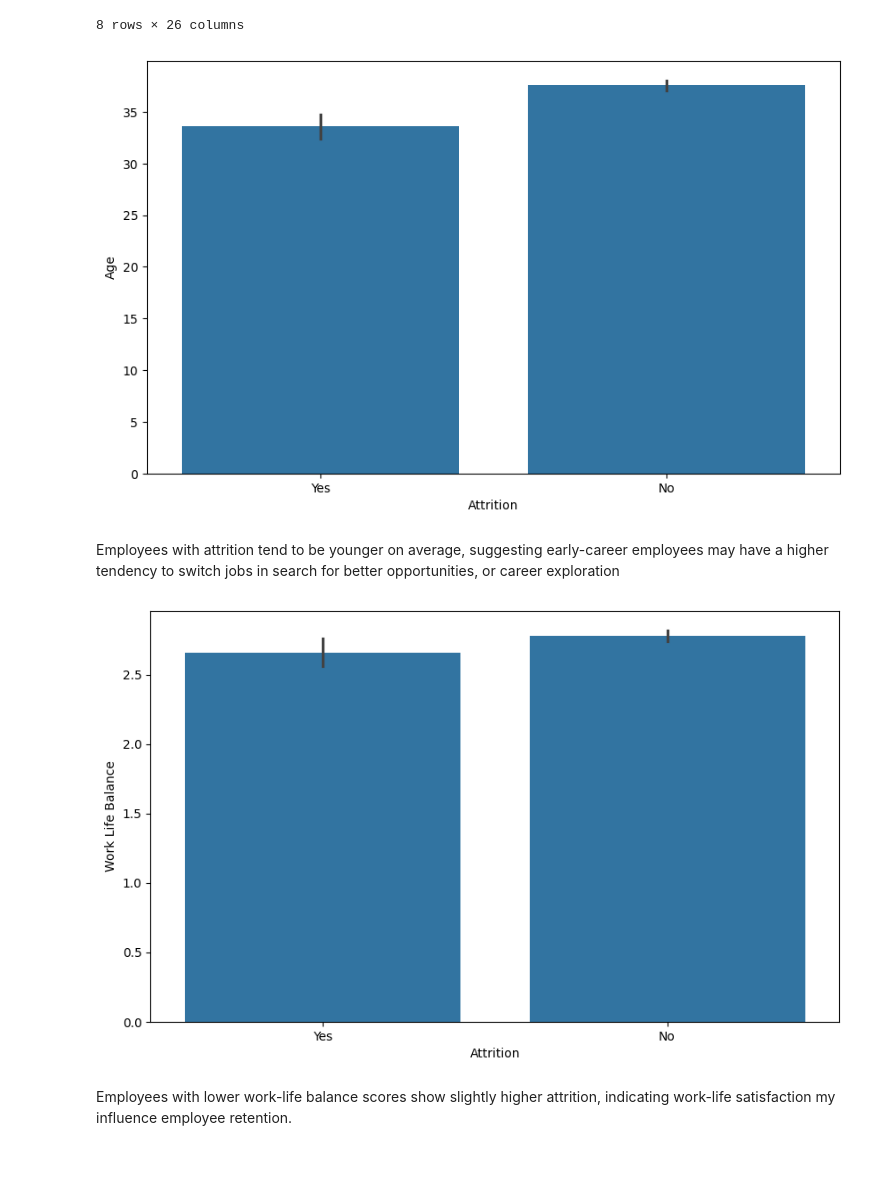
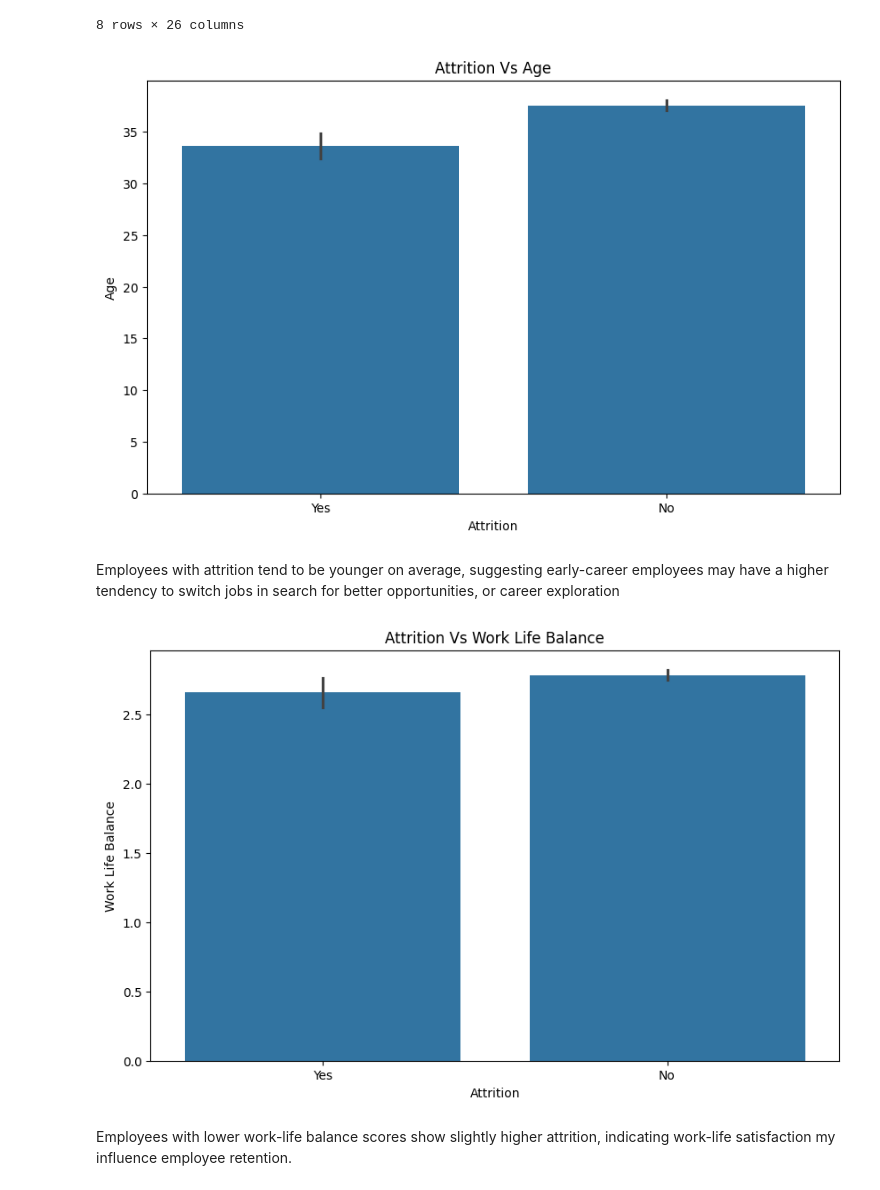
Before and after one commit to dhokabhoomi/HR-Employee-Attrition-Analysis, a Jupyter notebook: HR_Attrition.ipynb, the cells around one changed output. Cells and saved outputs as stored; diff of their text form; code cells hidden in the pictures; blank space fills up the shorter version.

Commit message:
Added Titles to visualizations

```diff
--- a/HR_Attrition.ipynb
+++ b/HR_Attrition.ipynb
@@ -89,11 +89,12 @@ df.describe()
 # %%
 plt.figure(figsize = (10,6))
 sns.barplot(data = df, x = "Attrition", y = "Age")
 plt.xlabel("Attrition")
 plt.ylabel("Age")
+plt.title("Attrition Vs Age")
 plt.show()
 # %% [output]
-[figure, old version]
+[figure, new version]
 # %% [markdown]
 Employees with attrition tend to be younger on average, suggesting early-career employees may have a higher tendency to switch jobs in search for better opportunities, or career exploration
 # %%
@@ -107,9 +108,10 @@ plt.figure(figsize = (10,6))
 sns.barplot(data = df, x = "Attrition", y = "WorkLifeBalance")
 plt.xlabel("Attrition")
 plt.ylabel("Work Life Balance")
+plt.title("Attrition Vs Work Life Balance")
 plt.show()
 # %% [output]
-[figure, old version]
+[figure, new version]
 # %% [markdown]
 Employees with lower work-life balance scores show slightly higher attrition, indicating work-life satisfaction my influence employee retention.
 # %%
```
Also changed, not shown: parts of 3 cells of this notebook.
